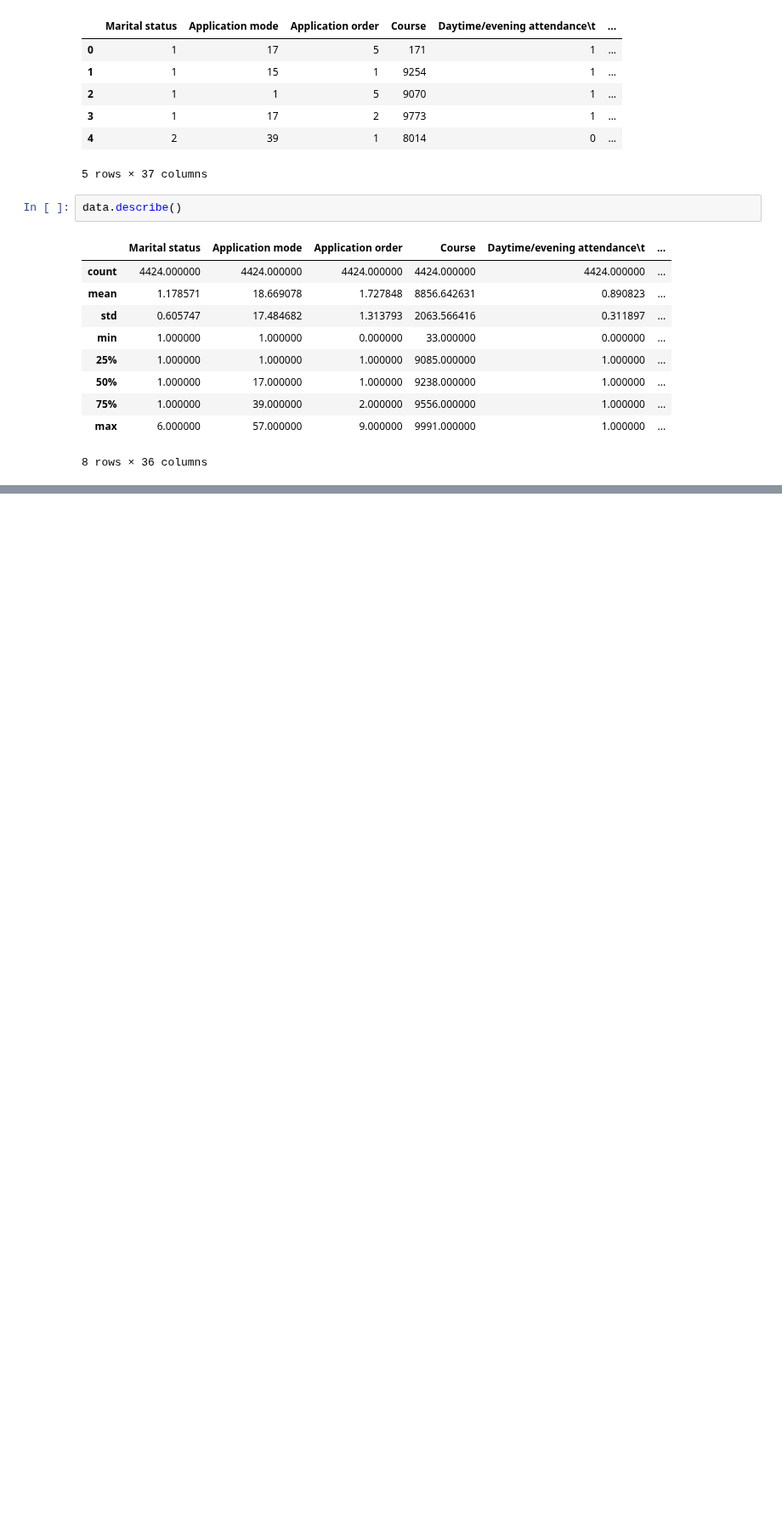
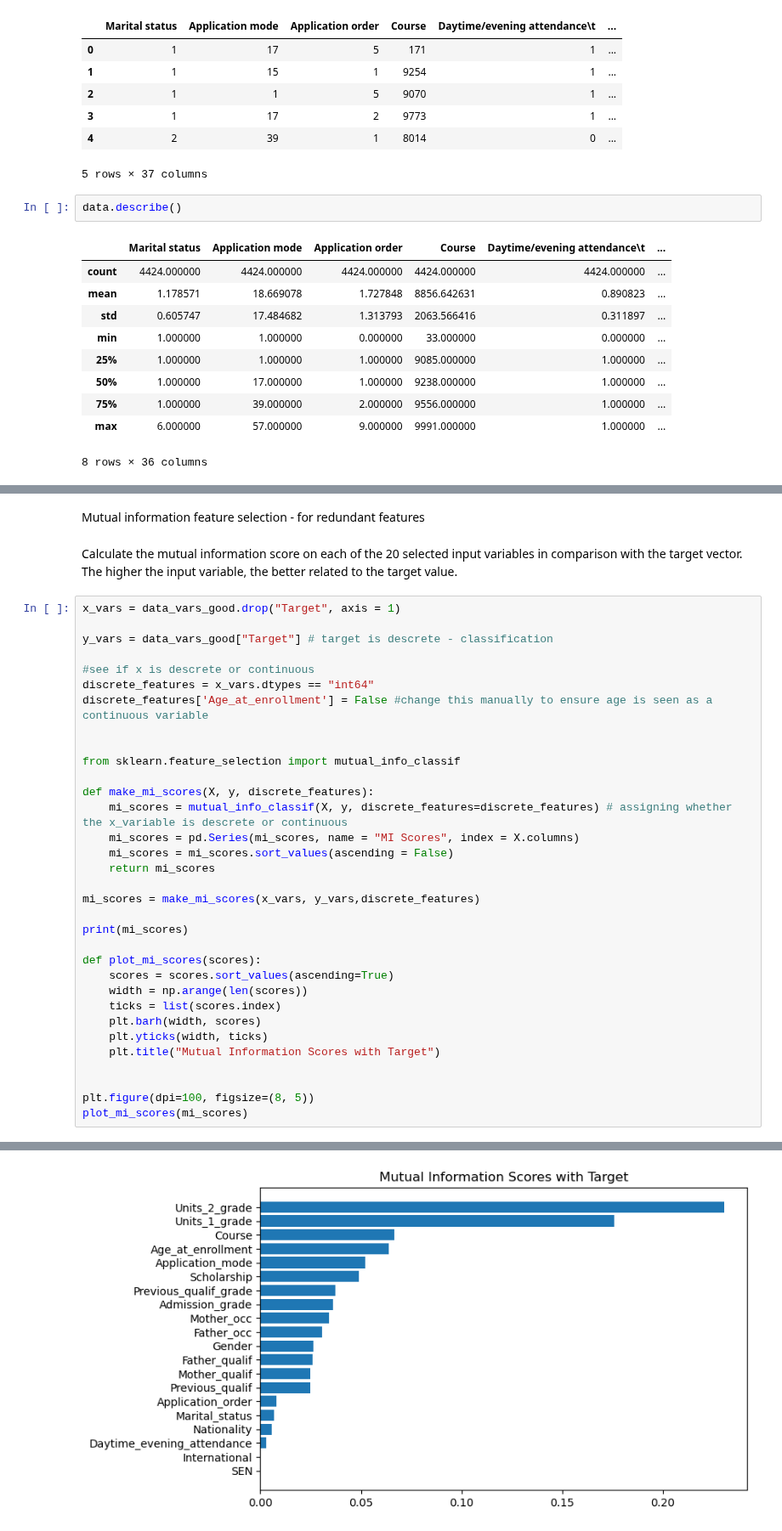
Before and after one commit to MSC-DS-Y1/Applied-Machine-Learning-Project, a Jupyter notebook: src/dataset/data_cleaning.ipynb, the cells around one changed output, grey strips where cells are left out. Shown at 85% size. Saved outputs shown, nothing was run; the diff lists cells and outputs as text; blank space fills up the shorter version.

```diff
--- a/src/dataset/data_cleaning.ipynb
+++ b/src/dataset/data_cleaning.ipynb
@@ -30,0 +119,38 @@ data.describe()
+# %% [markdown]
+Mutual information feature selection - for redundant features
+# %% [markdown]
+Calculate the mutual information score on each of the 20 selected input variables in comparison with the target vector. The higher the input variable, the better related to the target value.
+# %%
+x_vars = data_vars_good.drop("Target", axis = 1)
+
+y_vars = data_vars_good["Target"] # target is descrete - classification
+
+#see if x is descrete or continuous
+discrete_features = x_vars.dtypes == "int64"
+discrete_features['Age_at_enrollment'] = False #change this manually to ensure age is seen as a continuous variable
+
+
+from sklearn.feature_selection import mutual_info_classif
+
+def make_mi_scores(X, y, discrete_features):
+    mi_scores = mutual_info_classif(X, y, discrete_features=discrete_features) # assigning whether the x_variable is descrete or continuous
+    mi_scores = pd.Series(mi_scores, name = "MI Scores", index = X.columns)
+    mi_scores = mi_scores.sort_values(ascending = False)
+    return mi_scores
+
+mi_scores = make_mi_scores(x_vars, y_vars,discrete_features)
+
+print(mi_scores)
+
+def plot_mi_scores(scores):
+    scores = scores.sort_values(ascending=True)
+    width = np.arange(len(scores))
+    ticks = list(scores.index)
+    plt.barh(width, scores)
+    plt.yticks(width, ticks)
+    plt.title("Mutual Information Scores with Target")
+
+
+plt.figure(dpi=100, figsize=(8, 5))
+plot_mi_scores(mi_scores)
+# %% [output]
@@ -30,0 +174 @@ data.describe()
+[figure, added]
```
Also changed, not shown: parts of 6 cells of this notebook.
